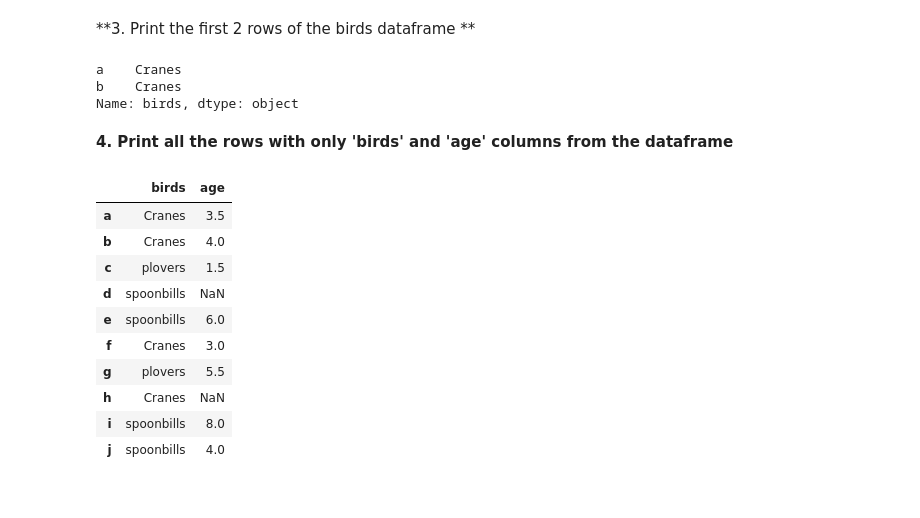
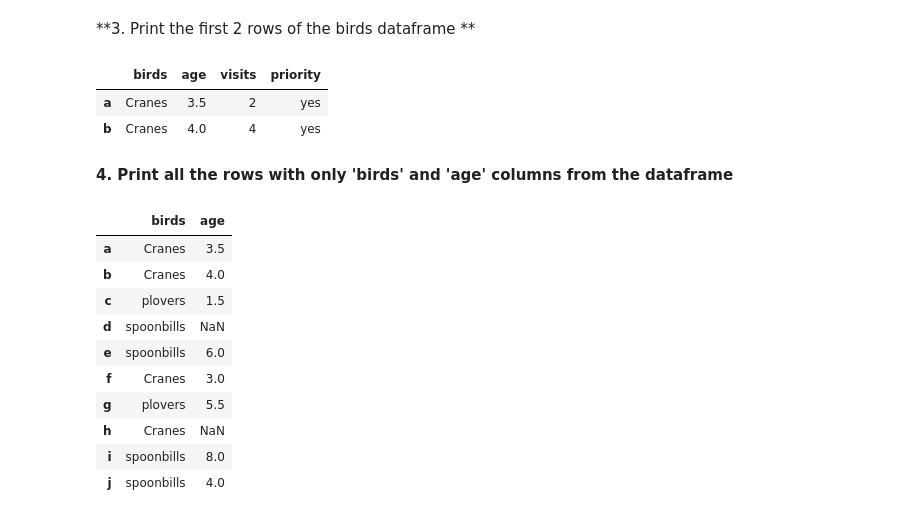
Before and after one commit to firdous-sultana/AppliedAIAssignment, a Jupyter notebook: pandas_basics_practice.ipynb, the cells around one changed output. Drawn from its saved outputs; the diff is of its cells as text; code cells hidden in the pictures.

```diff
--- a/pandas_basics_practice.ipynb
+++ b/pandas_basics_practice.ipynb
@@ -44,11 +49,12 @@ Name: birds, dtype: object
 # %% [markdown]
 **3. Print the first 2 rows of the birds dataframe **
 # %%
-data['birds'].head(2)
+#data['birds'].head(2)
+data[0:2]
 # %% [output]
-a    Cranes
-b    Cranes
-Name: birds, dtype: object
+|  | birds | age | visits | priority |
+| a | Cranes | 3.5 | 2 | yes |
+| b | Cranes | 4.0 | 4 | yes |
 # %% [markdown]
 **4. Print all the rows with only 'birds' and 'age' columns from the dataframe**
 # %%
```
Also changed, not shown: parts of 4 cells of this notebook.
